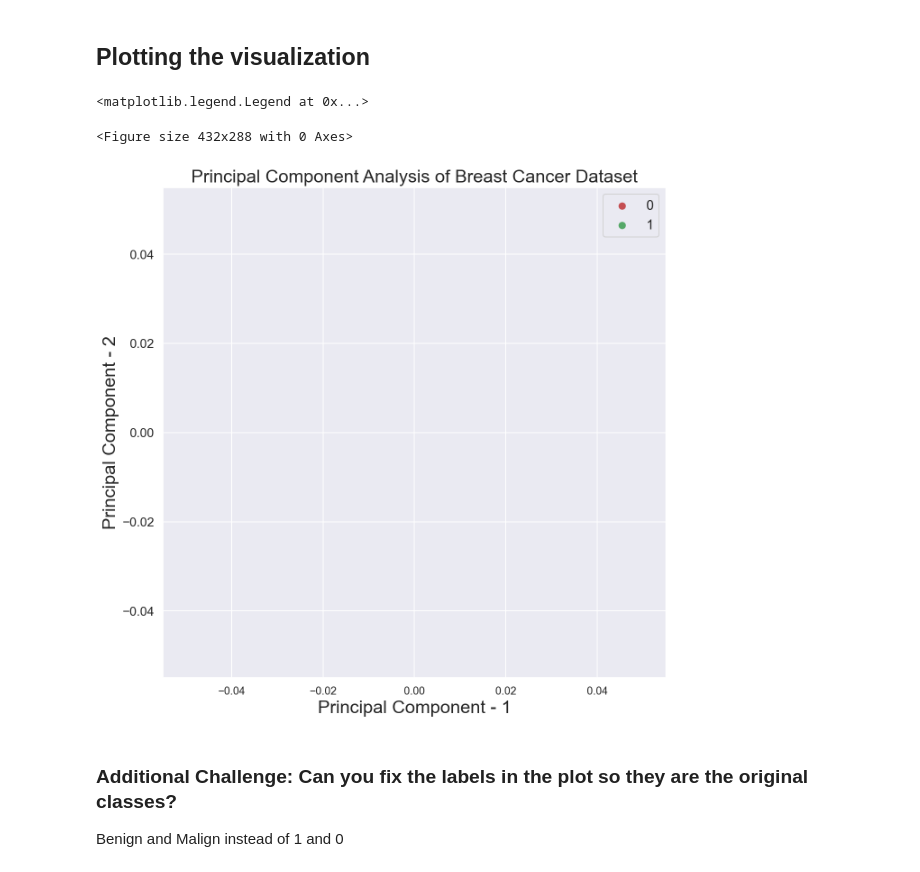
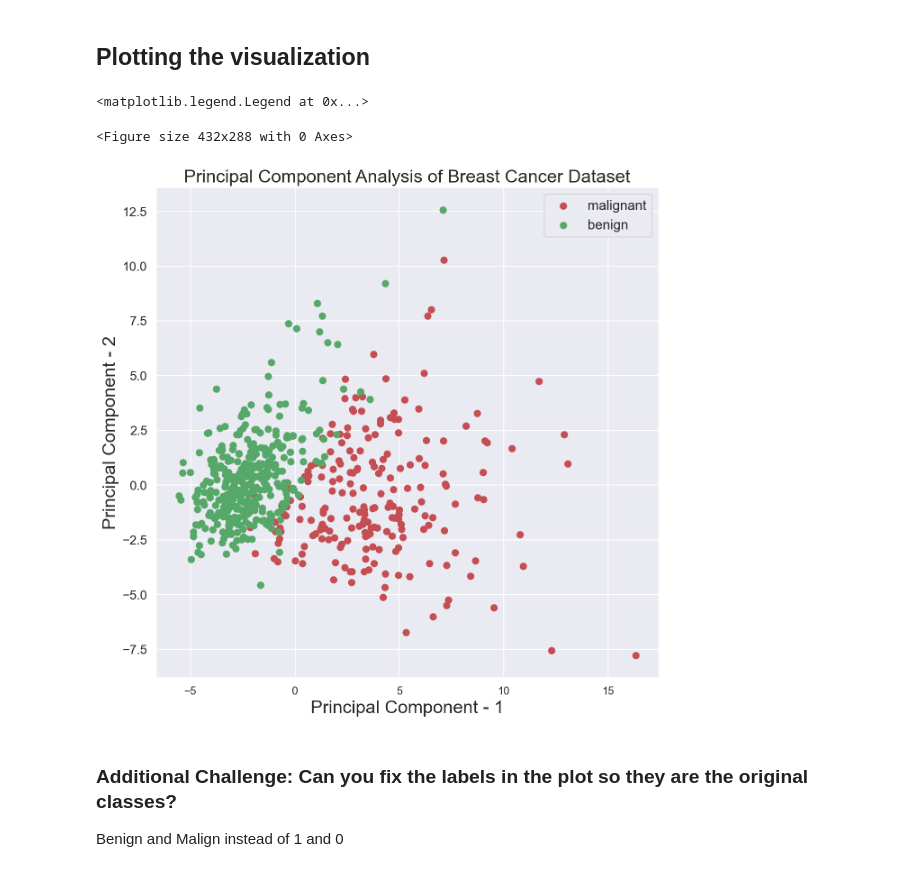
Before and after one commit to aimwps/SAImwps, a Jupyter notebook: M3_Machine_Learning/03. PCA/03_Breast_Cancer_PCA.ipynb, the cells around one changed output. Drawn from its saved outputs; the diff is of its cells as text; code cells hidden in the pictures.

Commit message:
fixed graph error on 03

```diff
--- a/M3_Machine_Learning/03. PCA/03_Breast_Cancer_PCA.ipynb
+++ b/M3_Machine_Learning/03. PCA/03_Breast_Cancer_PCA.ipynb
@@ -209,23 +209,23 @@ From the above output, you can observe that the principal component 1 holds **44
 # %%
 plt.figure()
 plt.figure(figsize=(10,10))
 plt.xticks(fontsize=12)
 plt.yticks(fontsize=14)
 plt.xlabel('Principal Component - 1',fontsize=20)
 plt.ylabel('Principal Component - 2',fontsize=20)
 plt.title("Principal Component Analysis of Breast Cancer Dataset",fontsize=20)
-targets = [0, 1]
+targets = ['malignant','benign']
 colors = ['r', 'g']
 for target, color in zip(targets,colors):
     indicesToKeep = df_breast['target'] == target
     plt.scatter(df_principal_breast.loc[indicesToKeep, 'principal component 1']
                , df_principal_breast.loc[indicesToKeep, 'principal component 2'], c = color, s = 50)
 
 plt.legend(targets,prop={'size': 15})
 # %% [output]
 <matplotlib.legend.Legend at 0x...>
 <Figure size 432x288 with 0 Axes>
-[figure, old version]
+[figure, new version]
 # %%
 plt.figure()
 plt.figure(figsize=(10,10))
```
